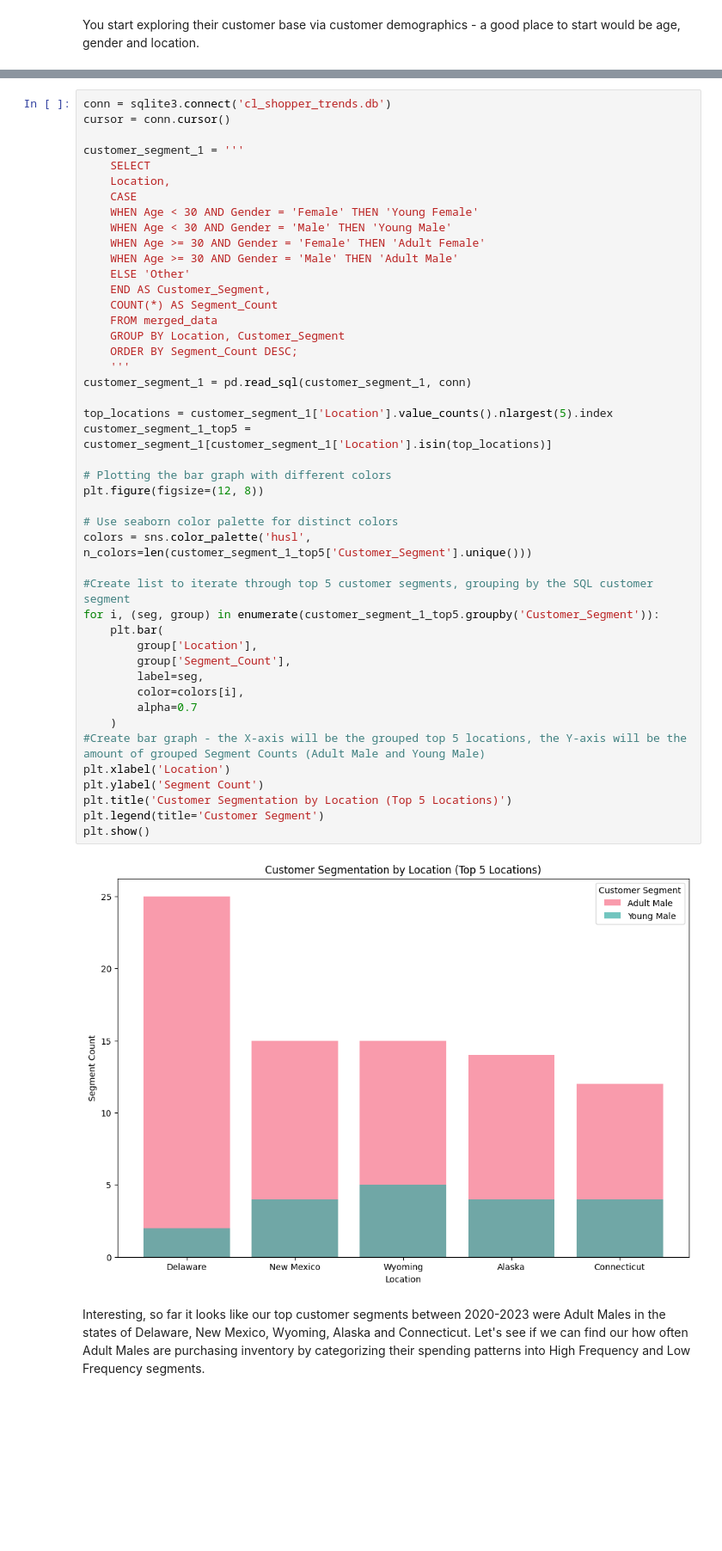
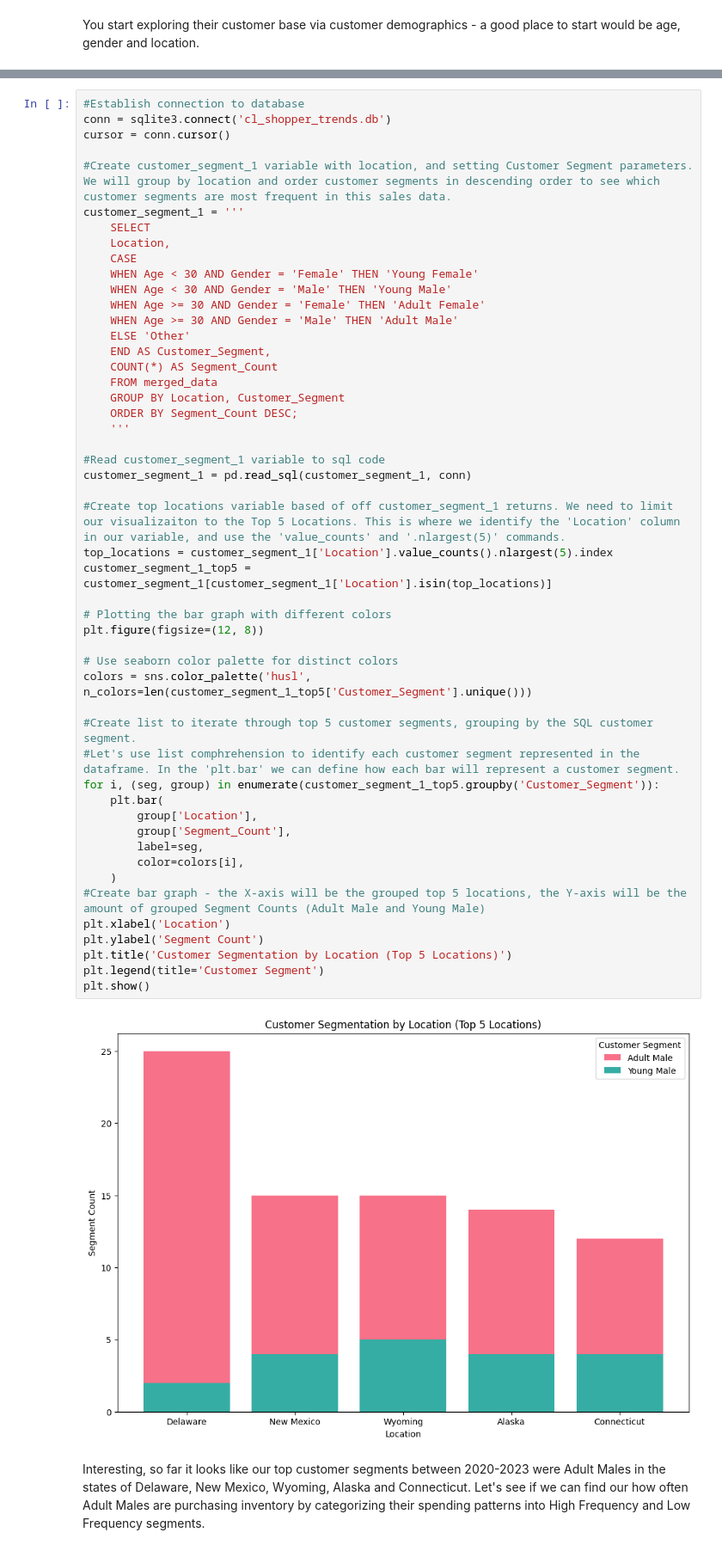
Before and after one commit to maggielittle95/shopper_trends, a Jupyter notebook: marketing_analysis.ipynb, the cells around one changed output, grey strips where cells are left out. Shown: that part at 86% size. Saved outputs shown, nothing was run; the diff lists cells and outputs as text; blank space fills up the shorter version.

```diff
--- a/marketing_analysis.ipynb
+++ b/marketing_analysis.ipynb
@@ -29,7 +35,9 @@ You start exploring their customer base via customer demographics - a good place
 # %%
+#Establish connection to database
 conn = sqlite3.connect('cl_shopper_trends.db')
 cursor = conn.cursor()
 
+#Create customer_segment_1 variable with location, and setting Customer Segment parameters. We will group by location and order customer segments in descending order to see which customer segments are most frequent in this sales data.
 customer_segment_1 = '''
     SELECT
     Location,
@@ -43,36 +51,39 @@ customer_segment_1 = '''
     COUNT(*) AS Segment_Count
     FROM merged_data
     GROUP BY Location, Customer_Segment
     ORDER BY Segment_Count DESC;
     '''
+
+#Read customer_segment_1 variable to sql code
 customer_segment_1 = pd.read_sql(customer_segment_1, conn)
 
+#Create top locations variable based of off customer_segment_1 returns. We need to limit our visualizaiton to the Top 5 Locations. This is where we identify the 'Location' column in our variable, and use the 'value_counts' and '.nlargest(5)' commands.
 top_locations = customer_segment_1['Location'].value_counts().nlargest(5).index
 customer_segment_1_top5 = customer_segment_1[customer_segment_1['Location'].isin(top_locations)]
 
 # Plotting the bar graph with different colors
 plt.figure(figsize=(12, 8))
 
 # Use seaborn color palette for distinct colors
 colors = sns.color_palette('husl', n_colors=len(customer_segment_1_top5['Customer_Segment'].unique()))
 
-#Create list to iterate through top 5 customer segments, grouping by the SQL customer segment
+#Create list to iterate through top 5 customer segments, grouping by the SQL customer segment.
+#Let's use list comphrehension to identify each customer segment represented in the dataframe. In the 'plt.bar' we can define how each bar will represent a customer segment.
 for i, (seg, group) in enumerate(customer_segment_1_top5.groupby('Customer_Segment')):
     plt.bar(
         group['Location'],
         group['Segment_Count'],
         label=seg,
         color=colors[i],
-        alpha=0.7
     )
 #Create bar graph - the X-axis will be the grouped top 5 locations, the Y-axis will be the amount of grouped Segment Counts (Adult Male and Young Male)
 plt.xlabel('Location')
 plt.ylabel('Segment Count')
 plt.title('Customer Segmentation by Location (Top 5 Locations)')
 plt.legend(title='Customer Segment')
 plt.show()
 # %% [output]
-[figure, old version]
+[figure, new version]
 # %% [markdown]
 Interesting, so far it looks like our top customer segments between 2020-2023 were Adult Males in the states of Delaware, New Mexico, Wyoming, Alaska and Connecticut.
 Let's see if we can find our how often Adult Males are purchasing inventory by categorizing their spending patterns into High Frequency and Low Frequency segments.
```
Also changed, not shown: parts of 27 cells of this notebook.
